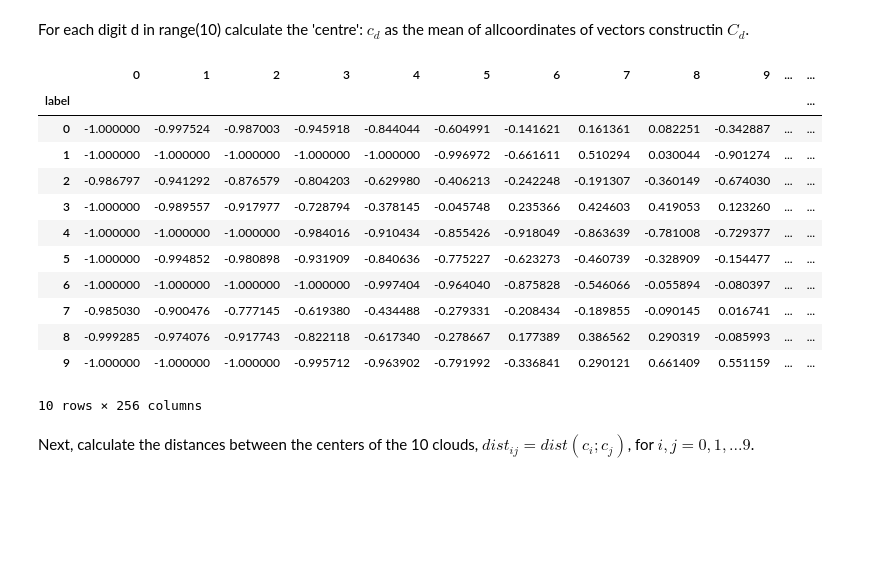
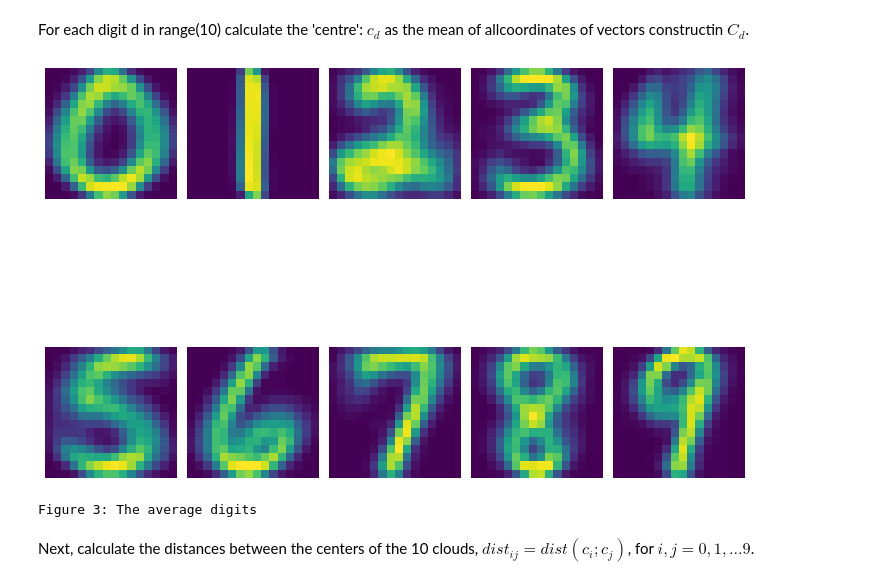
Before and after one commit to LaurensSchinkelshoek/IDL, a Jupyter notebook: assignment1/A1_JG_and_LJS.ipynb, the cells around one changed output. Saved outputs shown, nothing was run; the diff lists cells and outputs as text; code cells hidden in the pictures; blank space fills up the shorter version.

```diff
--- a/assignment1/A1_JG_and_LJS.ipynb
+++ b/assignment1/A1_JG_and_LJS.ipynb
@@ -74,22 +69,14 @@ for i in range(10):
 # %% [markdown]
 For each digit d in range(10) calculate the 'centre': $c_{d}$ as the mean of allcoordinates of vectors constructin $C_{d}$.
-# %%
-c_ds=df_train.groupby('label').mean()
-c_ds
-# %% [output]
-|  | 0 | 1 | 2 | 3 | 4 | 5 | 6 | 7 | 8 | 9 | ... | ... |
-| label |  |  |  |  |  |  |  |  |  |  |  | ... |
-| 0 | -1.000000 | -0.997524 | -0.987003 | -0.945918 | -0.844044 | -0.604991 | -0.141621 | 0.161361 | 0.082251 | -0.342887 | ... | ... |
-| 1 | -1.000000 | -1.000000 | -1.000000 | -1.000000 | -1.000000 | -0.996972 | -0.661611 | 0.510294 | 0.030044 | -0.901274 | ... | ... |
-| 2 | -0.986797 | -0.941292 | -0.876579 | -0.804203 | -0.629980 | -0.406213 | -0.242248 | -0.191307 | -0.360149 | -0.674030 | ... | ... |
-| 3 | -1.000000 | -0.989557 | -0.917977 | -0.728794 | -0.378145 | -0.045748 | 0.235366 | 0.424603 | 0.419053 | 0.123260 | ... | ... |
-| 4 | -1.000000 | -1.000000 | -1.000000 | -0.984016 | -0.910434 | -0.855426 | -0.918049 | -0.863639 | -0.781008 | -0.729377 | ... | ... |
-| 5 | -1.000000 | -0.994852 | -0.980898 | -0.931909 | -0.840636 | -0.775227 | -0.623273 | -0.460739 | -0.328909 | -0.154477 | ... | ... |
-| 6 | -1.000000 | -1.000000 | -1.000000 | -1.000000 | -0.997404 | -0.964040 | -0.875828 | -0.546066 | -0.055894 | -0.080397 | ... | ... |
-| 7 | -0.985030 | -0.900476 | -0.777145 | -0.619380 | -0.434488 | -0.279331 | -0.208434 | -0.189855 | -0.090145 | 0.016741 | ... | ... |
-| 8 | -0.999285 | -0.974076 | -0.917743 | -0.822118 | -0.617340 | -0.278667 | 0.177389 | 0.386562 | 0.290319 | -0.085993 | ... | ... |
-| 9 | -1.000000 | -1.000000 | -1.000000 | -0.995712 | -0.963902 | -0.791992 | -0.336841 | 0.290121 | 0.661409 | 0.551159 | ... | ... |
-10 rows × 256 columns
+# %%
+c_ds=df_train.groupby('label').mean()
+
+images = {'Image'+str(i):get_image(i,c_ds) for i in range(10)}
+display_multiple_img(images, 2,5)
+print('Figure 3: The average digits')
+# %% [output]
+[figure, added]
+Figure 3: The average digits
 # %% [markdown]
 Next, calculate the distances between the centers of the 10 clouds, $dist_{ij} = dist(c_{i}; c_{j} )$, for
 $i,j = 0,1,...9$.
```
Also changed, not shown: parts of 23 cells of this notebook.
